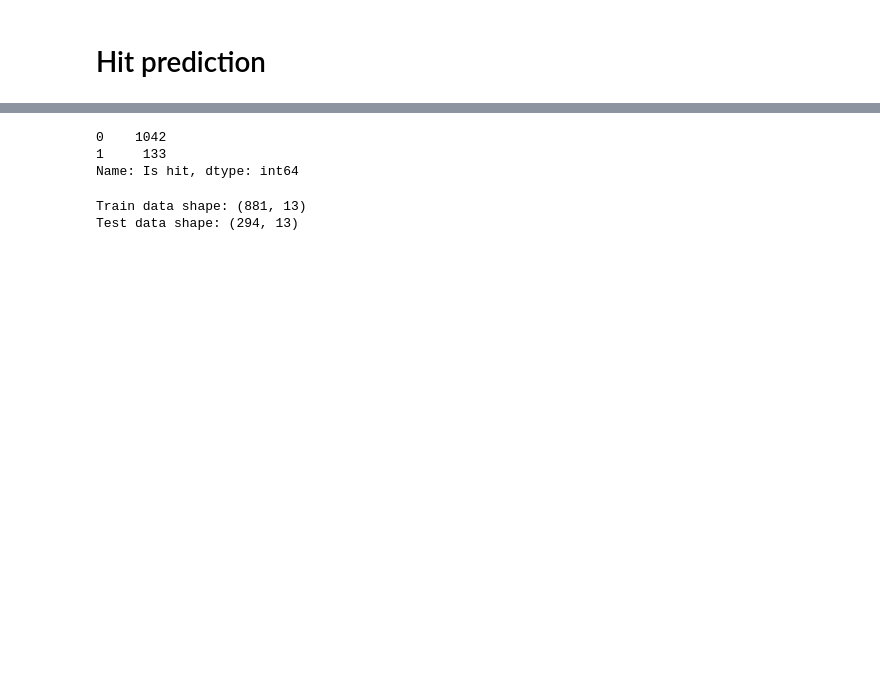
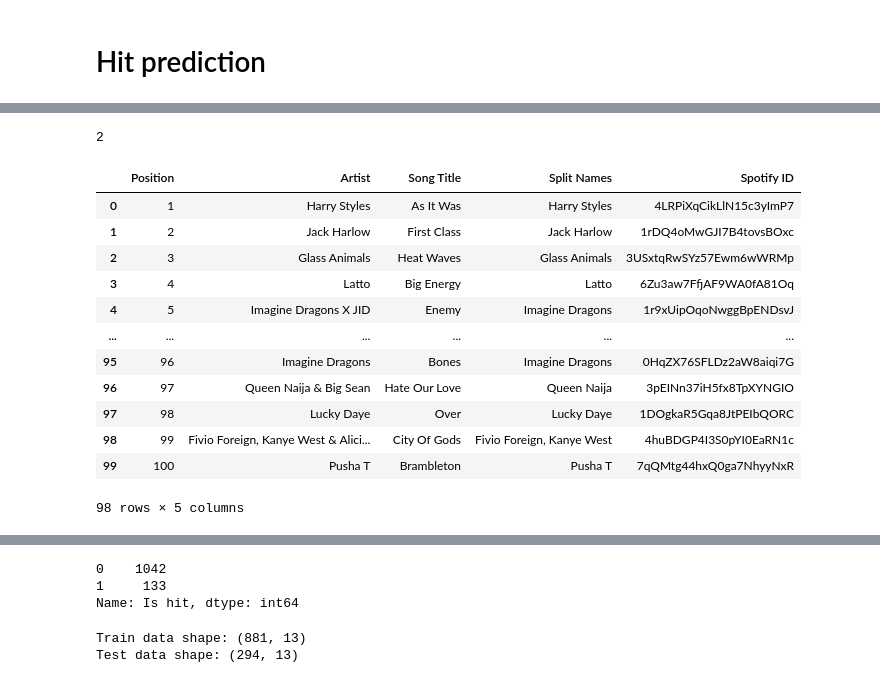
Before and after one commit to alsarna/lyrics_nlp, a Jupyter notebook: hit_prediction.ipynb, the cells around one changed output, grey strips where cells are left out. Cells and saved outputs as stored; diff of their text form; code cells hidden in the pictures; blank space fills up the shorter version.

```diff
--- a/hit_prediction.ipynb
+++ b/hit_prediction.ipynb
@@ -10,0 +54,13 @@ pd.options.mode.chained_assignment = None
+# %%
+# Spliting authors by 'and', 'featuring', 'feat.', Featuring', 'Feat.', '&' to make api searching easier and more efficient
+artists = billboard_weekly_wrap_up['Artist'].to_list()
+split_artists = []
+for artist in artists:
+    if any(re.findall(r'and|featuring|feat.|Featuring|Feat.|&|X', str(artist))):
+        result = re.split(r'and|featuring|feat.|Featuring|Feat.|&|X', str(artist))[0].strip()
+        split_artists.append(result)
+    else:
+        split_artists.append(artist)
+
+billboard_weekly_wrap_up['Split Names'] = split_artists
+display(billboard_weekly_wrap_up)
@@ -10,0 +100,21 @@ pd.options.mode.chained_assignment = None
+# %%
+sum(billboard_weekly_wrap_up['Spotify ID'] == '')
+# %% [output]
+2
+# %%
+billboard_weekly_wrap_up = billboard_weekly_wrap_up[billboard_weekly_wrap_up['Spotify ID'] != '']
+display(billboard_weekly_wrap_up)
+# %% [output]
+|  | Position | Artist | Song Title | Split Names | Spotify ID |
+| 0 | 1 | Harry Styles | As It Was | Harry Styles | 4LRPiXqCikLlN15c3yImP7 |
+| 1 | 2 | Jack Harlow | First Class | Jack Harlow | 1rDQ4oMwGJI7B4tovsBOxc |
+| 2 | 3 | Glass Animals | Heat Waves | Glass Animals | 3USxtqRwSYz57Ewm6wWRMp |
+| 3 | 4 | Latto | Big Energy | Latto | 6Zu3aw7FfjAF9WA0fA81Oq |
+| 4 | 5 | Imagine Dragons X JID | Enemy | Imagine Dragons | 1r9xUipOqoNwggBpENDsvJ |
+| ... | ... | ... | ... | ... | ... |
+| 95 | 96 | Imagine Dragons | Bones | Imagine Dragons | 0HqZX76SFLDz2aW8aiqi7G |
+| 96 | 97 | Queen Naija & Big Sean | Hate Our Love | Queen Naija | 3pEINn37iH5fx8TpXYNGIO |
+| 97 | 98 | Lucky Daye | Over | Lucky Daye | 1DOgkaR5Gqa8JtPEIbQORC |
+| 98 | 99 | Fivio Foreign, Kanye West & Alici... | City Of Gods | Fivio Foreign, Kanye West | 4huBDGP4I3S0pYI0EaRN1c |
+| 99 | 100 | Pusha T | Brambleton | Pusha T | 7qQMtg44hxQ0ga7NhyyNxR |
+98 rows × 5 columns
```
Also changed, not shown: parts of 16 cells of this notebook, 1 other file.
